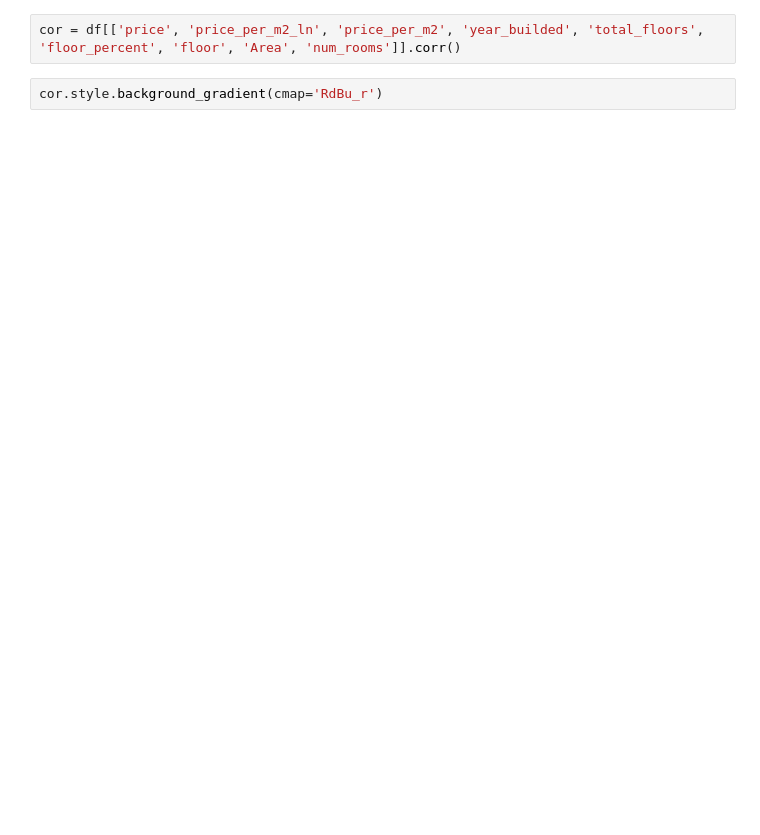
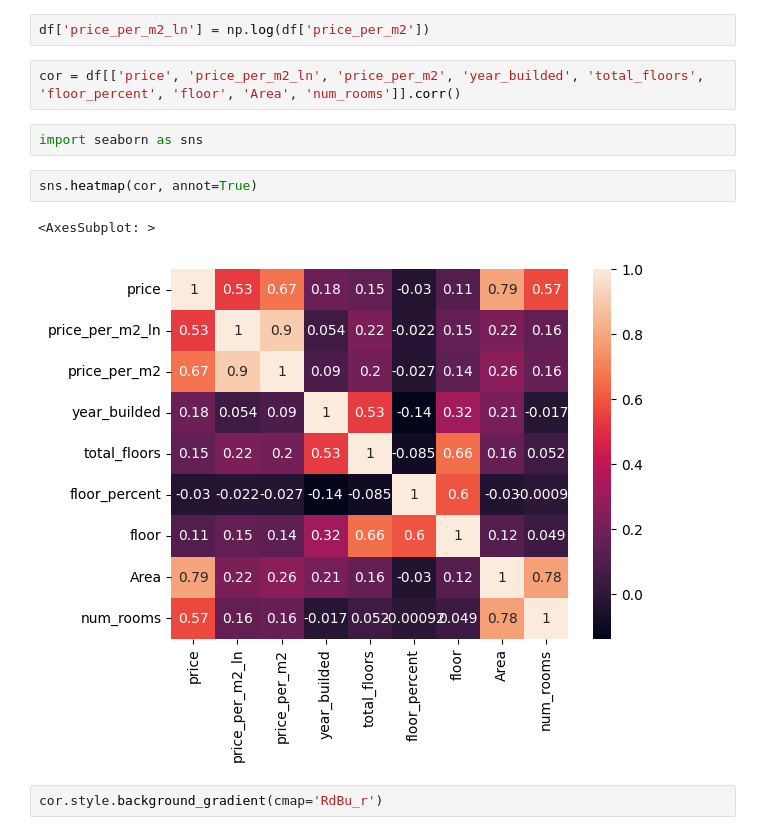
Before and after one commit to CodeForse/Diploma-, a Jupyter notebook: standart_models.ipynb, the cells around one changed output. Saved outputs shown, nothing was run; the diff lists cells and outputs as text; blank space fills up the shorter version.

```diff
--- a/standart_models.ipynb
+++ b/standart_models.ipynb
@@ -30,8 +30,17 @@ Index(['Unnamed: 0.1', 'Unnamed: 0', 'cv ', 'prime_key', 'krisha_id',
 df['floor_percent'] = df['floor']/df['total_floors'] * 100
 # %%
 df['price_per_m2'] = df['price']//df['Area']
+# %%
+df['price_per_m2_ln'] = np.log(df['price_per_m2'])
 # %%
 cor = df[['price', 'price_per_m2_ln', 'price_per_m2', 'year_builded', 'total_floors', 'floor_percent', 'floor', 'Area', 'num_rooms']].corr()
+# %%
+import seaborn as sns
+# %%
+sns.heatmap(cor, annot=True)
+# %% [output]
+<AxesSubplot: >
+[figure, added]
 # %%
 cor.style.background_gradient(cmap='RdBu_r')
 # %% [output]
```
Also changed, not shown: parts of 12 cells of this notebook, 19 other files.
